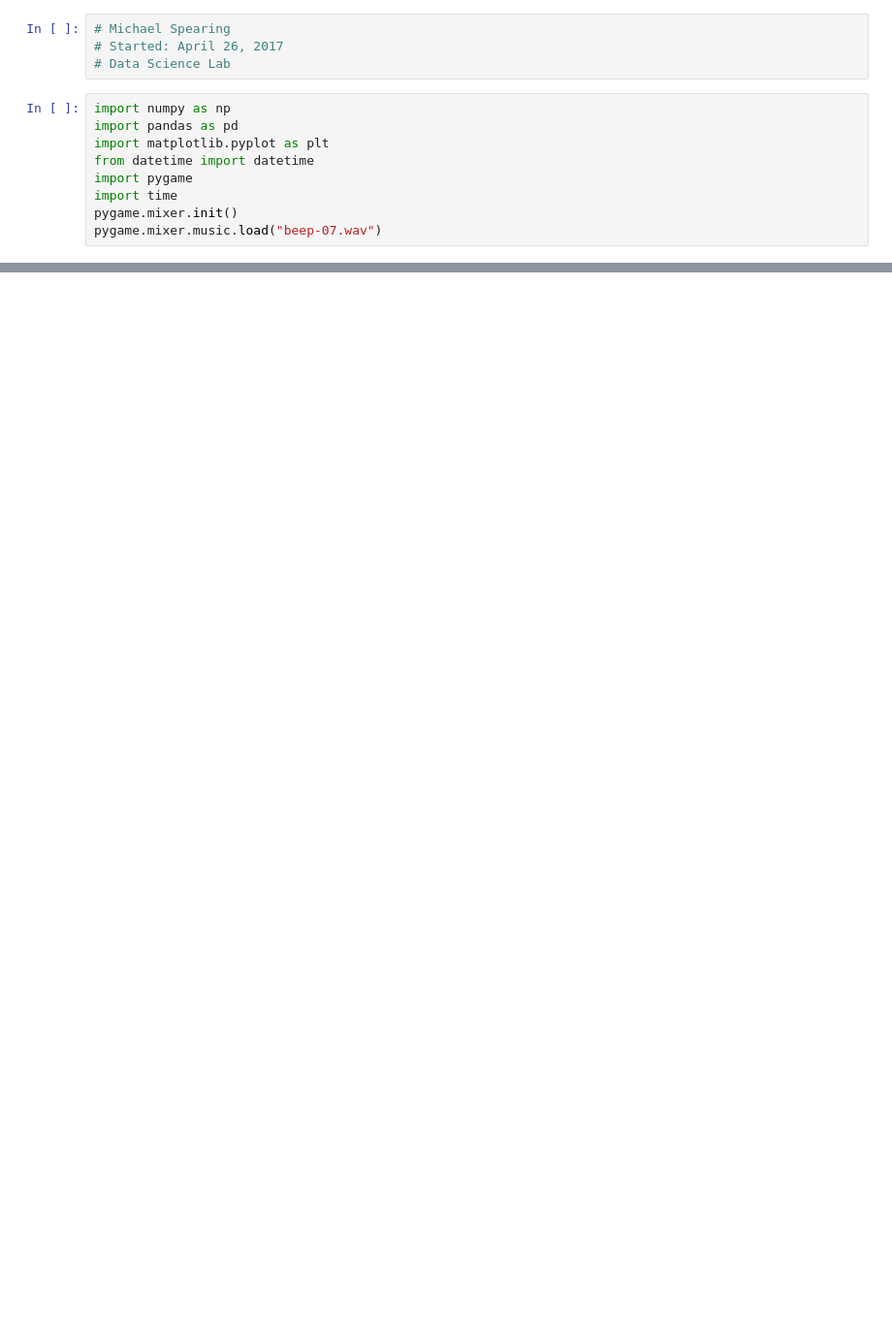
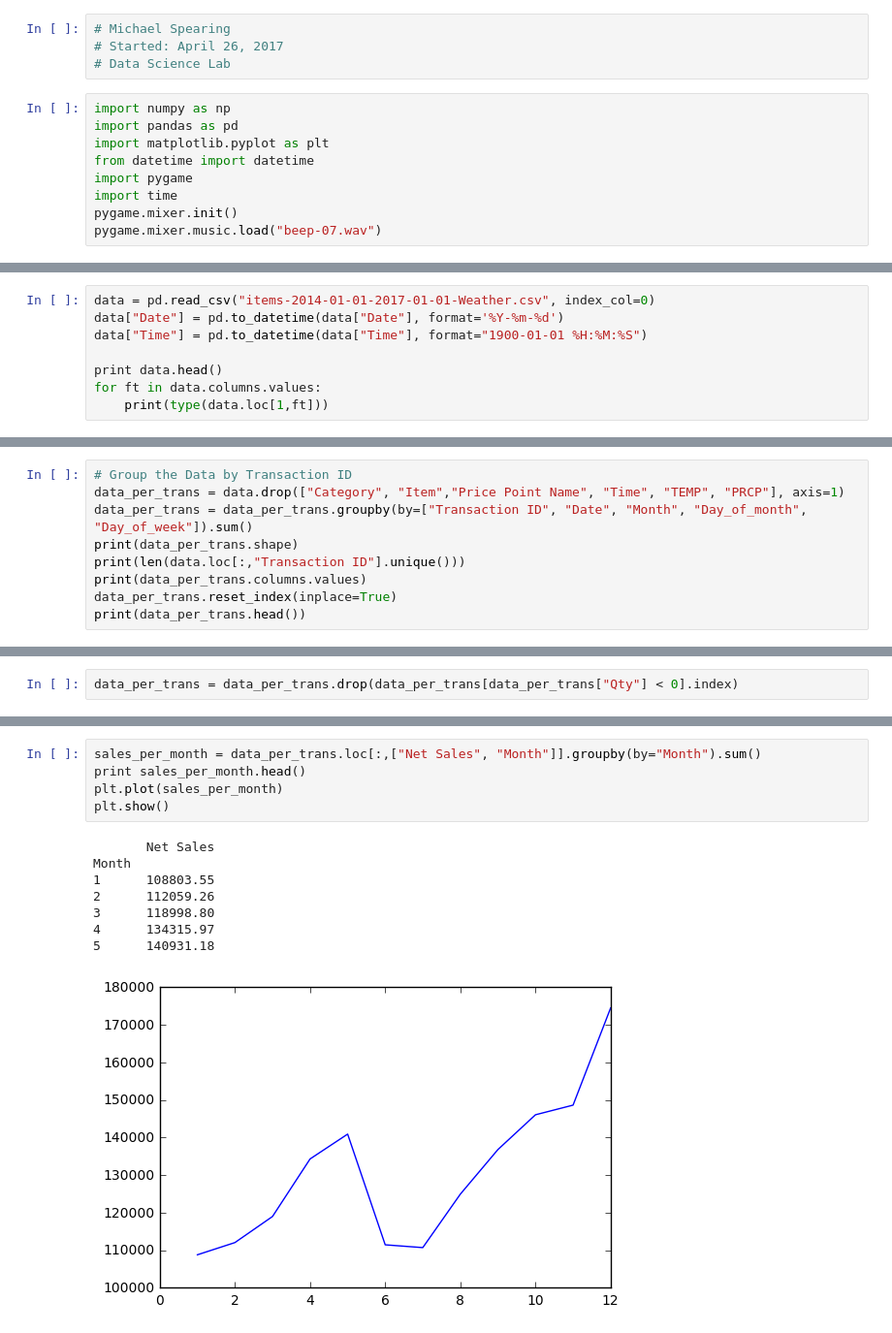
Before and after one commit to MSpearing/CoffeeShop, a Jupyter notebook: Analysis.ipynb, the cells around one changed output, grey strips where cells are left out. Shown: that part at 97% size. Saved outputs shown, nothing was run; the diff lists cells and outputs as text; blank space fills up the shorter version.

```diff
--- a/Analysis.ipynb
+++ b/Analysis.ipynb
@@ -107,0 +19,8 @@ alert(1)
+# %%
+data = pd.read_csv("items-2014-01-01-2017-01-01-Weather.csv", index_col=0)
+data["Date"] = pd.to_datetime(data["Date"], format='%Y-%m-%d')
+data["Time"] = pd.to_datetime(data["Time"], format="1900-01-01 %H:%M:%S")
+
+print data.head()
+for ft in data.columns.values:
+    print(type(data.loc[1,ft]))
@@ -107,0 +45,9 @@ alert(1)
+# %%
+# Group the Data by Transaction ID
+data_per_trans = data.drop(["Category", "Item","Price Point Name", "Time", "TEMP", "PRCP"], axis=1)
+data_per_trans = data_per_trans.groupby(by=["Transaction ID", "Date", "Month", "Day_of_month", "Day_of_week"]).sum()
+print(data_per_trans.shape)
+print(len(data.loc[:,"Transaction ID"].unique()))
+print(data_per_trans.columns.values)
+data_per_trans.reset_index(inplace=True)
+print(data_per_trans.head())
@@ -107,0 +102,2 @@ alert(1)
+# %%
+data_per_trans = data_per_trans.drop(data_per_trans[data_per_trans["Qty"] < 0].index)
@@ -107,0 +124,14 @@ alert(1)
+# %%
+sales_per_month = data_per_trans.loc[:,["Net Sales", "Month"]].groupby(by="Month").sum()
+print sales_per_month.head()
+plt.plot(sales_per_month)
+plt.show()
+# %% [output]
+       Net Sales
+Month
+1      108803.55
+2      112059.26
+3      118998.80
+4      134315.97
+5      140931.18
+[figure, added]
```
Also changed, not shown: parts of 14 cells of this notebook, 10 other files.
